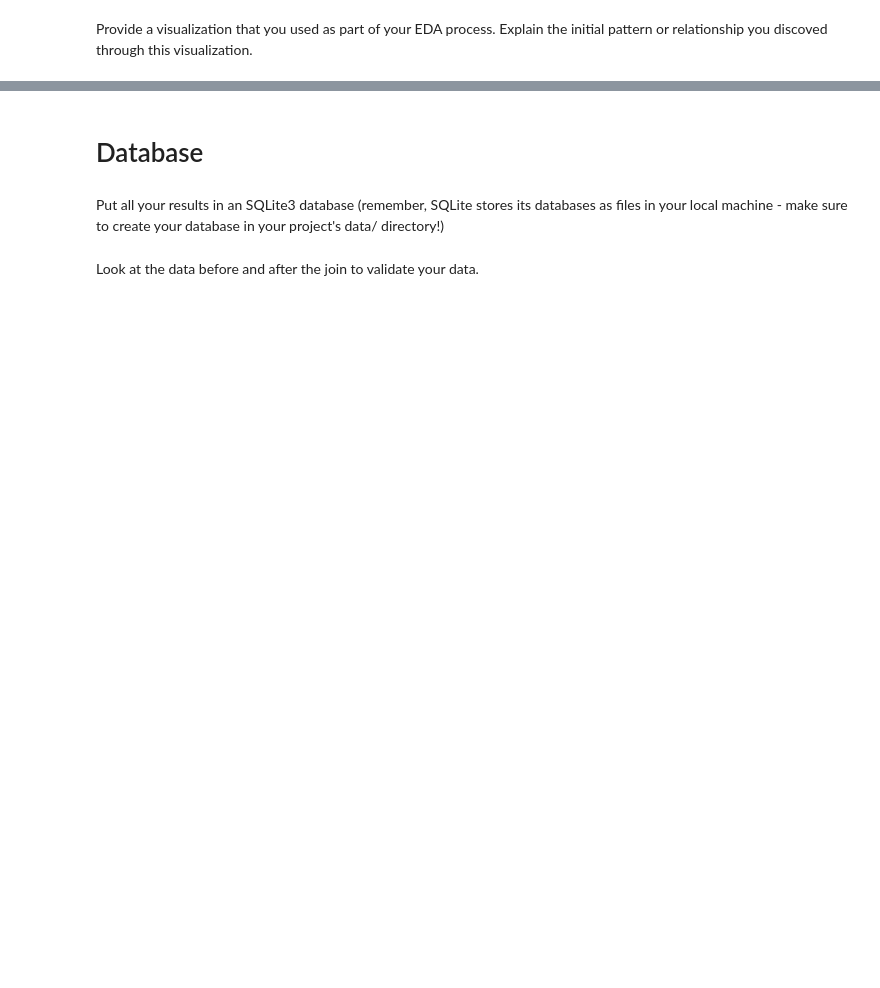
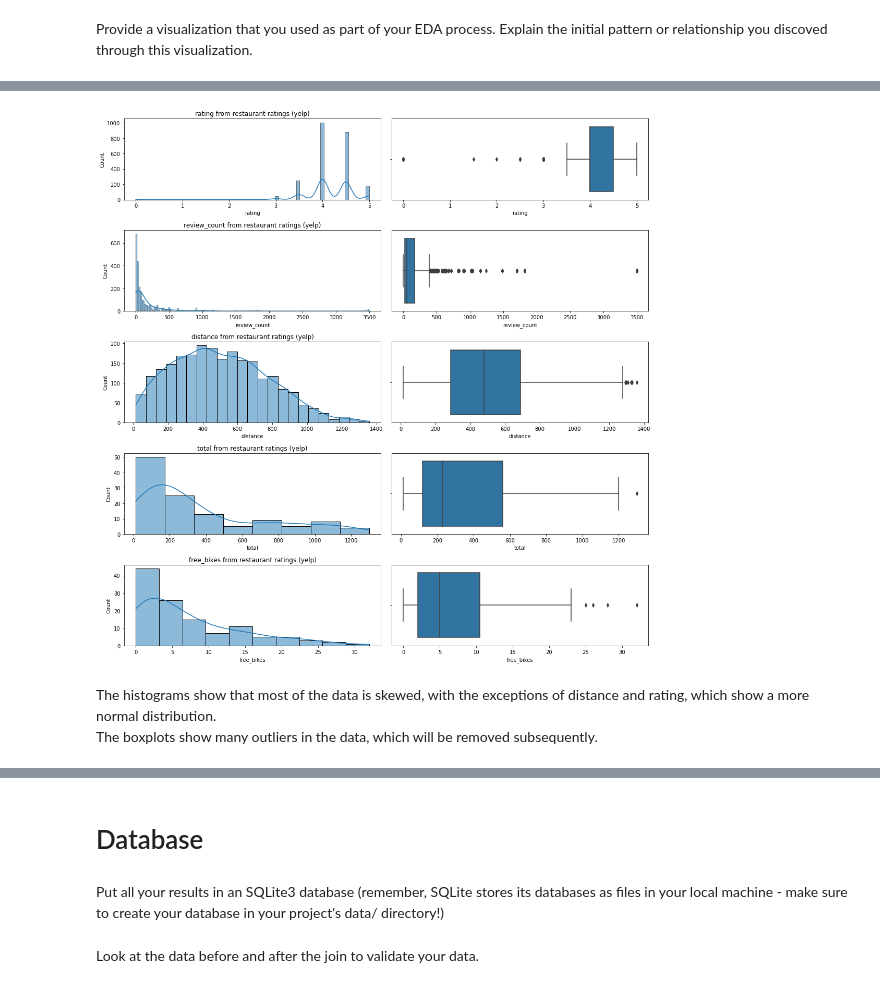
Before and after one commit to kansonc/Statistical-Modelling-Project, a Jupyter notebook: notebooks/joining_data.ipynb, the cells around one changed output, grey strips where cells are left out. Saved outputs shown, nothing was run; the diff lists cells and outputs as text; code cells hidden in the pictures; blank space fills up the shorter version.

```diff
--- a/notebooks/joining_data.ipynb
+++ b/notebooks/joining_data.ipynb
@@ -12,7 +14,10 @@ import sqlite3
 # Join Data
 bike_stations_toronto = pd.read_csv(r'C:\Users\akans\Documents\Kierans_Documents\LHL\Statistical-Modelling-Project\data\bike_stations_toronto.csv')
 results_four = pd.read_csv(r'C:\Users\akans\Documents\Kierans_Documents\LHL\Statistical-Modelling-Project\data\results_four.csv')
+results_yelp = pd.read_csv(r'C:\Users\akans\Documents\Kierans_Documents\LHL\Statistical-Modelling-Project\data\results_yelp.csv')
 bike_stations_toronto = pd.DataFrame(bike_stations_toronto)
 results_four = pd.DataFrame(results_four)
+results_yelp = pd.DataFrame(results_yelp)
 
-bike_stations_and_places = pd.merge(bike_stations_toronto, results_four, on=['latitude', 'longitude'], how='inner')
+# Based on the previous choice made in yelp_foursquare_EDA.ipynb, I will only join the yelp data to the citybikes data
+bike_stations_and_places_temp = pd.merge(bike_stations_toronto, results_yelp, on=['latitude', 'longitude'], how='inner')
@@ -38,2 +24,11 @@ bike_stations_and_places_2
+# %%
+# Drop all qualitative values, and because of the limit on Yelp API requests, I have no need to further filter by query ('restaurant','bar','art')
+# as the data is only from the yelp request "restaurant"
+# For modelling a linear regression, only the quantitative values are kept, where my "y" of the formula y = mx + b will be "free_bikes"
+bs_quant_df = bike_stations_and_places_temp.drop(columns=['longitude', 'latitude', 'Unnamed: 0', 'name', 'api', 'query'])
+
+# As total is a count relative to longitude and latitude like free_bikes is, filter so that there is one total and free_bikes value per bike station
+bs_total_df = bike_stations_and_places_temp.drop_duplicates(subset=['longitude', 'latitude'])
+bs_total_df = bs_total_df.drop(columns=['rating','review_count','distance','longitude', 'latitude', 'Unnamed: 0', 'name', 'api', 'query'])
 # %% [markdown]
 Provide a visualization that you used as part of your EDA process. Explain the initial pattern or relationship you discoved through this visualization.
@@ -74,0 +35,43 @@ plt.show()
+# %%
+# Histograms and Boxplots of each variable
+
+# Set Plot Dimensions
+fig, axes = plt.subplots(nrows=5, ncols=2, figsize=(15, 15))
+
+# Plot rating
+sns.histplot    (x=bs_quant_df['rating'], ax=axes[0][0], kde=True)
+rating_boxplot = sns.boxplot(x=bs_quant_df['rating'], ax=axes[0][1], orient='y')
+axes[0][0].set_title('rating from restaurant ratings (yelp)', loc='center')
+
+# Plot review_count
+sns.histplot    (x=bs_quant_df['review_count'], ax=axes[1][0], kde=True)
+review_count_boxplot = sns.boxplot(x=bs_quant_df['review_count'], ax=axes[1][1], orient='y')
+axes[1][0].set_title('review_count from restaurant ratings (yelp)', loc='center')
+
+
+
+# Plot distance
+sns.histplot    (x=bs_quant_df['distance'], ax=axes[2][0], kde=True)
+distance_boxplot = sns.boxplot(x=bs_quant_df['distance'], ax=axes[2][1], orient='y')
+axes[2][0].set_title('distance from restaurant ratings (yelp)', loc='center')
+
+
+# Plot total
+sns.histplot    (x=bs_total_df['total'], ax=axes[3][0], kde=True)
+total_boxplot = sns.boxplot    (x=bs_total_df['total'], ax=axes[3][1], orient='y')
+axes[3][0].set_title('total from restaurant ratings (yelp)', loc='center')
+
+
+# Plot free_bikes
+sns.histplot    (x=bs_total_df['free_bikes'], ax=axes[4][0], kde=True)
+free_bikes_boxplot = sns.boxplot    (x=bs_total_df['free_bikes'], ax=axes[4][1], orient='y')
+axes[4][0].set_title('free_bikes from restaurant ratings (yelp)', loc='center')
+
+# Plot Histogram
+plt.tight_layout()
+plt.show()
+# %% [output]
+[figure, added]
+# %% [markdown]
+The histograms show that most of the data is skewed, with the exceptions of distance and rating, which show a more normal distribution.
+The boxplots show many outliers in the data, which will be removed subsequently.
```
Also changed, not shown: parts of 19 cells of this notebook, 9 other files.
